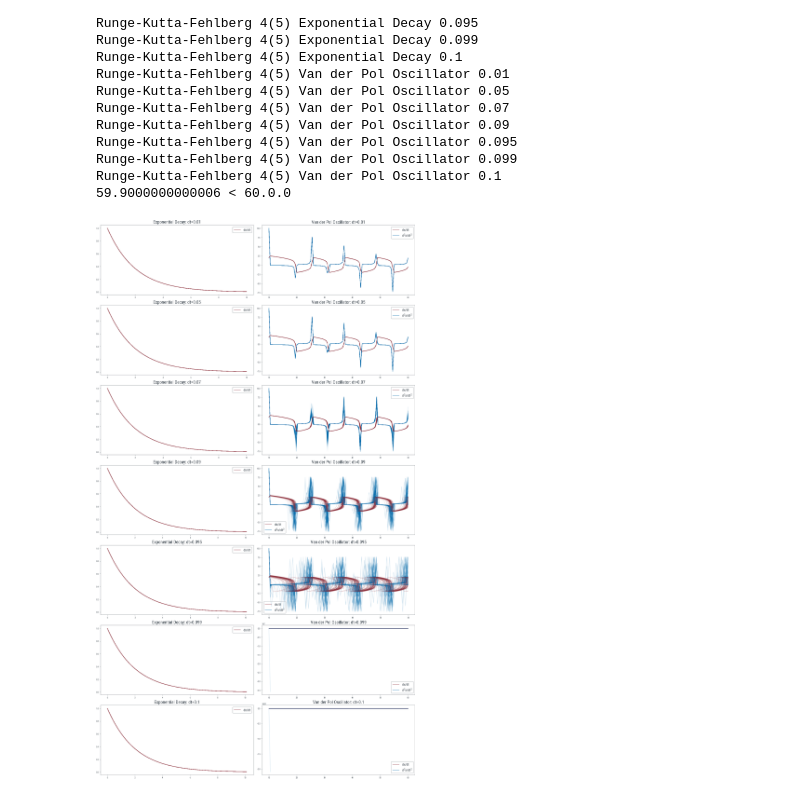
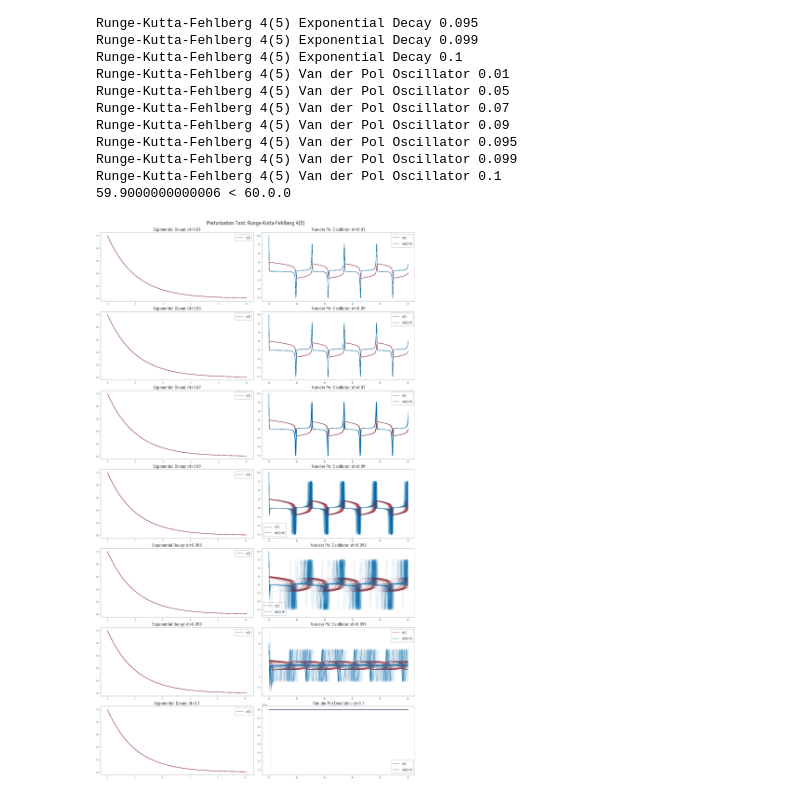
Before and after one commit to f-lair/ode-uncertainty, a Jupyter notebook: notebooks/perturbation_test.ipynb, the cells around one changed output. Saved outputs shown, nothing was run; the diff lists cells and outputs as text; code cells hidden in the pictures.

Commit message:
Fixed labels and plots

```diff
--- a/notebooks/perturbation_test.ipynb
+++ b/notebooks/perturbation_test.ipynb
@@ -24,11 +24,9 @@ prng_key = random.key(7)
 def perturbation_test(solver: RKSolver, tN: Array, tS: Array, prng_key: Array, num_perturbations: int = 100):
     ts = [solver.t[0]]
     xss = [jnp.broadcast_to(solver.x, (num_perturbations,) + solver.x.shape[-2:])]
-    counter = 0
-    freq = int(tS / solver.h)
 
     while jnp.any(solver.t < tN):
-        print(f"{solver.t[0].item()} < {tN}", end="\r")
+        print(f"{solver.t[0].item()} < {tN.item()}", end="\r")
 
         t, x, eps = solver.step()  # [P, N, D]
         prng_key, subkey = random.split(prng_key)
@@ -36,10 +34,8 @@ def perturbation_test(solver: RKSolver, tN: Array, tS: Array, prng_key: Array, n
         x_p = x + p  # [P, N, D]
         solver.x = x_p
 
-        counter += 1
-        if counter % freq == 0:
-            xss.append(x_p)
-            ts.append(t[0])
+        xss.append(x_p)
+        ts.append(t[0])
     return ts, xss
 # %%
 results = {k1: {k2: {k3.item(): None for k3 in dts} for k2 in odes} for k1 in solvers}
@@ -77,15 +73,24 @@ from tueplots.constants.color import rgb
 plt.rcParams.update(bundles.beamer_moml())
 colors = [rgb.tue_red, rgb.tue_blue]
 # %%
+def fn_label(idx):
+    if idx > 1:
+        return f"$d^{idx+1}x(t)/dt^{idx+1}$"
+    elif idx == 1:
+        return f"$dx(t)/dt$"
+    else:
+        return f"$x(t)$"
+
 for solver_name, v1 in results.items():
     fig, axs = plt.subplots(len(dts), len(odes), figsize=(len(odes)*8, len(dts)*4))
     for col, (ode_name, v2) in enumerate(v1.items()):
         for row, (dt, (ts, xss)) in enumerate(v2.items()):
             for xs in xss:
                 for idx in range(xs.shape[1]):
                     axs[row, col].plot(ts, xs[:, idx, 0], color=colors[idx], alpha=0.2)
-            handles = [Line2D([0], [0], label=f"$d^{idx+1}x/dt^{idx+1}$" if idx > 0 else "$dx/dt$", color=colors[idx]) for idx in range(xss[0].shape[1])]
+            handles = [Line2D([0], [0], label=fn_label(idx), color=colors[idx]) for idx in range(xss[0].shape[1])]
             axs[row, col].set_title(f"{ode_name}: dt={dt}", fontsize=16)
             axs[row, col].legend(handles=handles, fontsize=12)
+    fig.suptitle(f"Perturbation Test: {solver_name}", fontsize=20)
 # %% [output]
-[figure, old version]
+[figure, new version]
```
Also changed, not shown: parts of 1 cell of this notebook.
